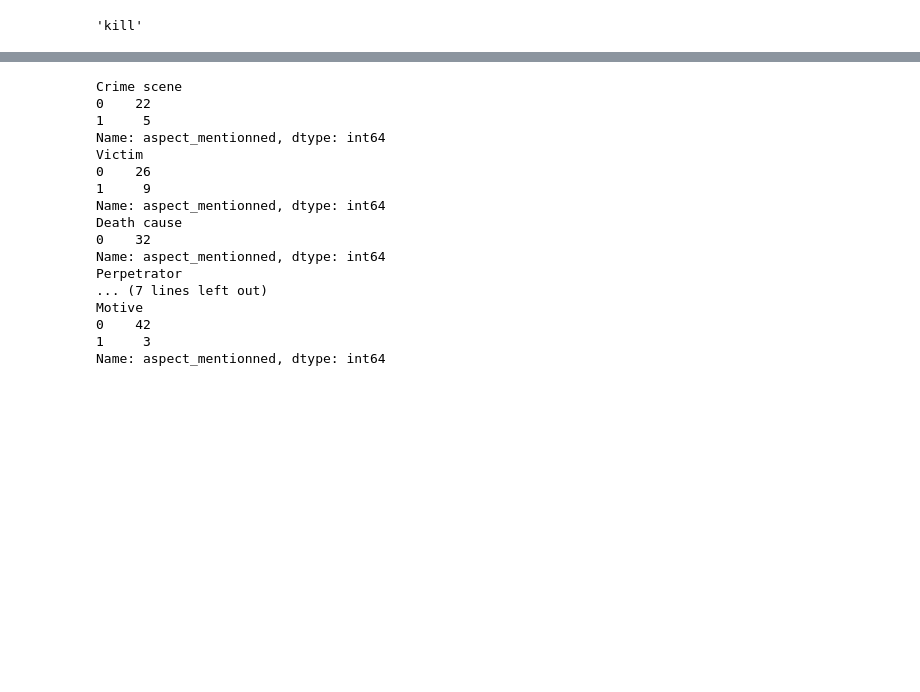
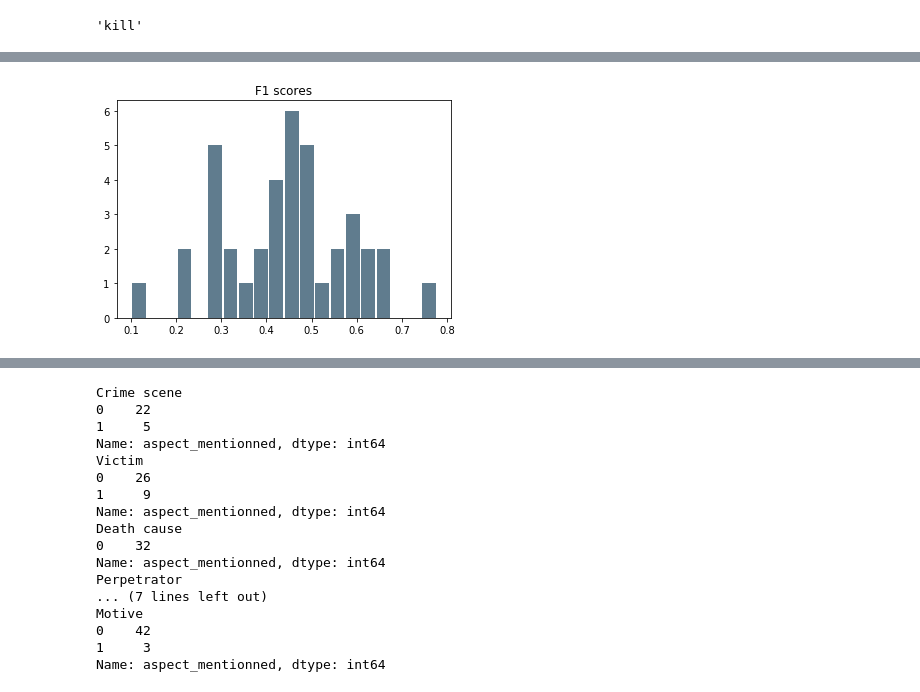
Before and after one commit to alisonreboud/screenplay_summarization, a Jupyter notebook: submission_generation.ipynb, the cells around one changed output, grey strips where cells are left out. Drawn from its saved outputs; the diff is of its cells as text; code cells hidden in the pictures; blank space fills up the shorter version.

```diff
--- a/submission_generation.ipynb
+++ b/submission_generation.ipynb
@@ -103,6 +110,7 @@ def compute_similarity(content, summary_line, method):
         return len([w for w in set(content.split()) if w in summary_line.split()]) / dn
 # %%
 f1_scores=[]
+len_summary=[]
 
 #eps=['s02e04']
 
@@ -110,7 +118,7 @@ f1_scores=[]
 #eps=['s03e12', 's05e13', 's01e20', 's05e10', 's01e08', 's04e14', 's05e22', 's03e19', 's04e23', 's05e21', 's02e06', 's04e10', 's05e08', 's03e05', 's04e22', 's05e06', 's01e13', 's02e01', 's05e17', 's01e07', 's04e21', 's05e12', 's02e15', 's04e12', 's03e03', 's04e05', 's02e10', 's02e09', 's05e05', 's05e03', 's04e15', 's01e23', 's03e21', 's04e06', 's03e08', 's01e19']
 
 for ep in eps:
-    method_used=('tfidf',tfidf_weights)
+    print(ep)
     annotated_scenes=pd.read_csv(path_screenplays_scenes+'/'+ep+'.csv')
     nb_positive=len(annotated_scenes[annotated_scenes['in_summary'] == 1])
     vectorizer = TfidfVectorizer(min_df=2, stop_words='english')
@@ -123,7 +131,10 @@ for ep in eps:
     word_count = Counter([w for s in corpus for w in s.split()])
     ', '.join(sorted(vectorizer.get_stop_words()))
     tfidf_weights = dict(zip(vectorizer.get_feature_names(), vectorizer.idf_))
-    summaries_raw = [s for s in mentions[ep]['support']]
+    method_used=('tfidf',tfidf_weights)
+    summaries_raw = [s for s in mentions[ep]['marked']]
+    print(summaries_raw)
+    len_summary.append(len(summaries_raw))
     summaries = [' '.join(ps.stem(w) for w in word_tokenize(s) if w.lower() not in vectorizer.get_stop_words()) if do_stem else s for s in summaries_raw]
     summaries = [s.translate(str.maketrans('', '', string.punctuation)).replace('  ', ' ') for s in summaries]
     similarity_matrix = np.zeros((len(corpus), len(summaries)))
@@ -138,28 +149,40 @@ for ep in eps:
     #print(j, summaries_raw[j])
     for (v, scene, syn) in best_matches:
         if scene not in score : score[scene] = []
-        score[scene].append(syn)
+        score[scene].append(v)
+        #print(score[scene])
 
 
-    for s in score:
-        #print(max(score[s]))
-        #print(sum(score[s]))
-        #score[s] = sum(score[s])
-        score[s] = max(score[s])
+    for scene in score:
+        score[scene] = sum(score[scene])
+
+    #print(score.items())
+    reses = sorted(score.items(), key=lambda x: -x[1])
+
+    scenes=[i[0] for i in reses[0:nb_positive]]
+    #sim_score=[i[1] for i in reses]
+    sim_score=pd.DataFrame(data=reses,columns=['scene_id','prediction_score'])
+    print(sim_score)
 
 
-    reses = sorted(score.items(), key=lambda x: -x[1])
-    scenes=[i[0] for i in reses[0:nb_positive]]
-    #print(reses[0])
+
+    #print(scenes)
+
 
     #print(syn, summaries_raw[syn])
 
+    #annotated_scenes['prediction_score']=sim_score
+    #annotated_scenes['prediction_score'] = annotated_scenes['scene_id'].apply(lambda x: sim_score[i] if x in scenes[i] for i range(len(scenes)) else 0)
+
+
+
+    annotated_scenes = pd.merge(annotated_scenes, sim_score, on='scene_id')
 
     annotated_scenes['prediction'] = annotated_scenes['scene_id'].apply(lambda x: 1 if x in scenes else 0)
     #annotated_scenes['synopses'] = annotated_scenes['prediction'].apply(lambda x: summaries_raw[syn]  if x==1 else 0)
     annotated_scenes['aspect?'] = annotated_scenes['aspects'].apply(lambda x: 0 if x == 'None' else 1)
     print(method_used[0])
-    annotated_scenes.to_csv(ep+'_'+method_used[0]+'_similarity.csv')
+    #annotated_scenes.to_csv(ep+'_'+method_onused[0]+'_similarity.csv')
 
     #print('Episode')
     #print(ep)
@@ -198,0 +256,6 @@ s02e04
+# %%
+plt.hist(f1_scores, bins=20, rwidth=0.9,color='#607c8e')
+plt.title('F1 scores')
+plt.show()
+# %% [output]
+[figure, added]
```
Also changed, not shown: parts of 11 cells of this notebook, 1 other file.
